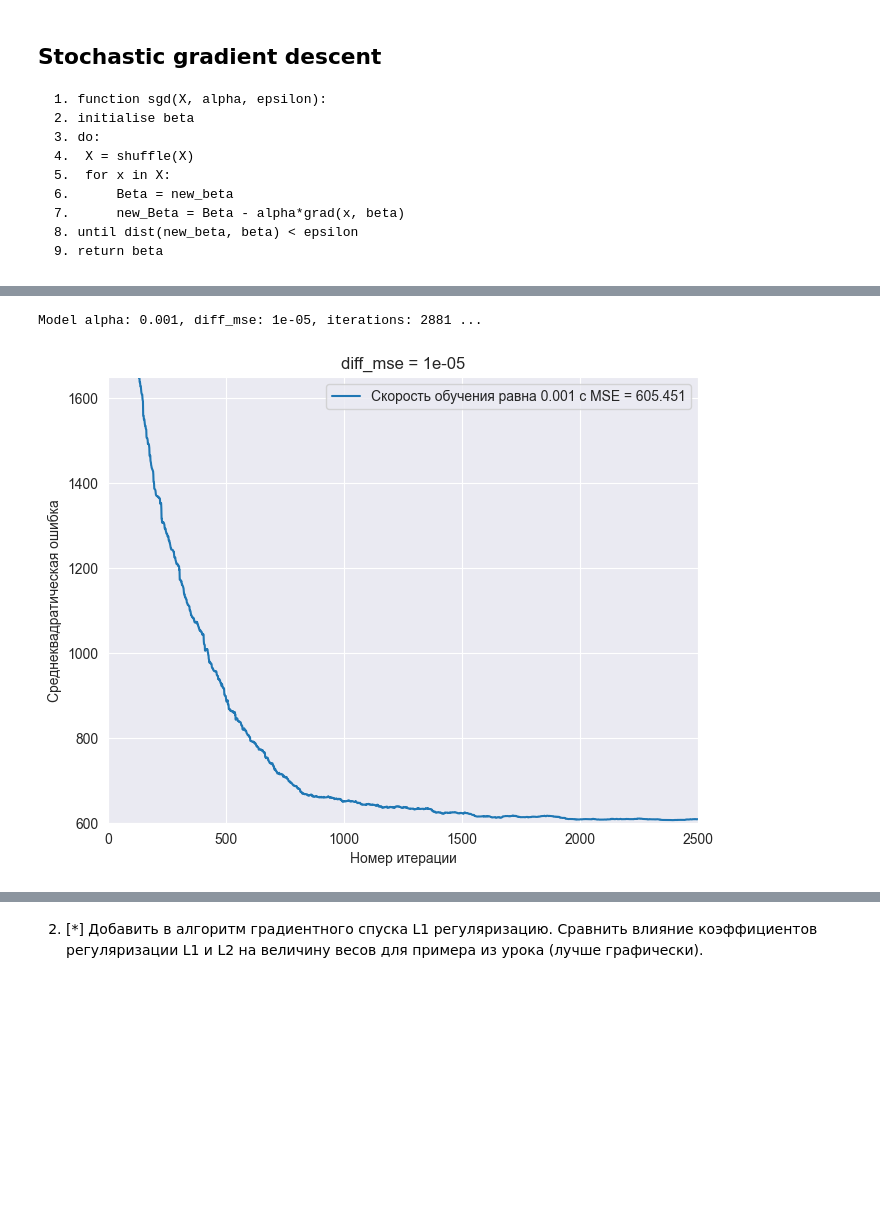
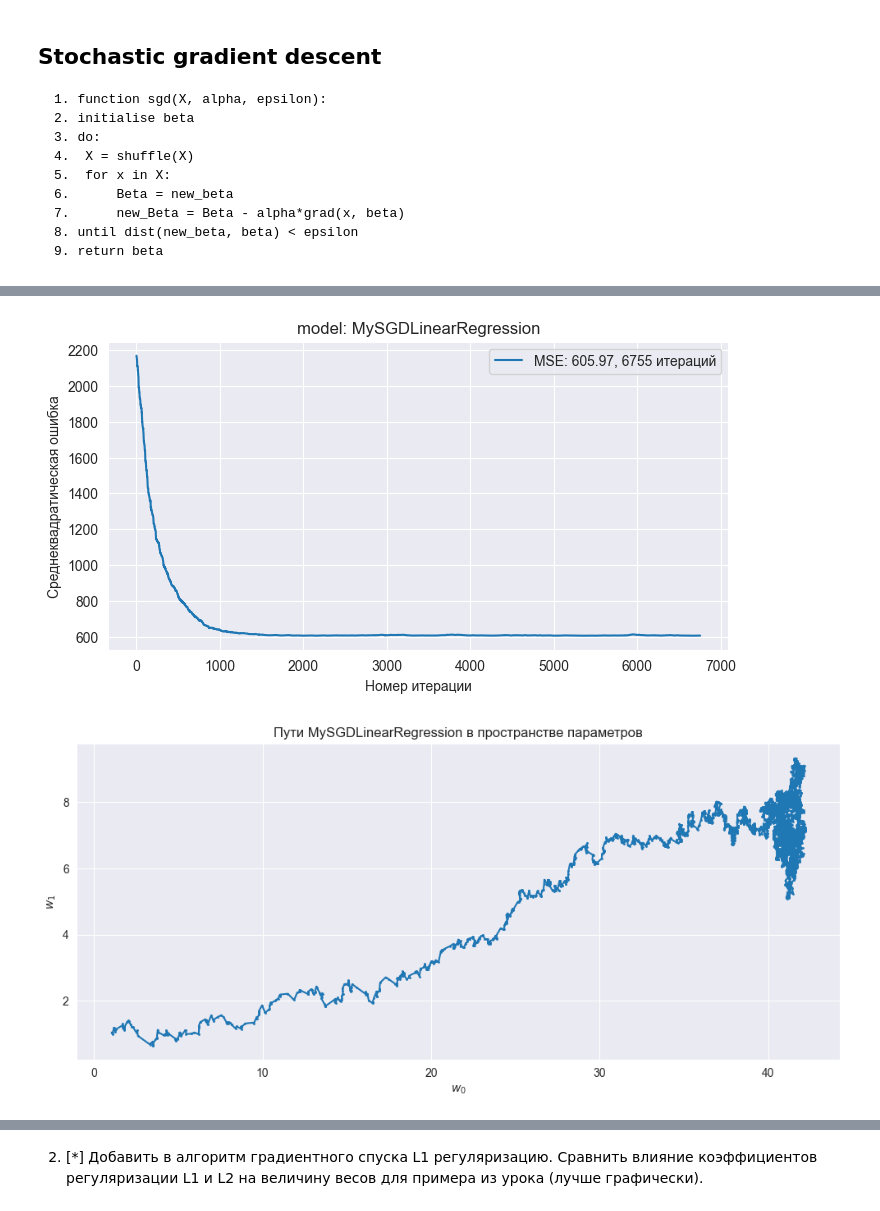
Before and after one commit to likeai22/ds_algorithms, a Jupyter notebook: Lesson 2/hw.ipynb, the cells around one changed output, grey strips where cells are left out. Cells and saved outputs as stored; diff of their text form; code cells hidden in the pictures; blank space fills up the shorter version.

```diff
--- a/Lesson 2/hw.ipynb
+++ b/Lesson 2/hw.ipynb
@@ -177,8 +149,11 @@ array([40.64203502,  6.1750313 , -0.31853667])
-# %%
-plot_learning_curves(model=MySGDLinearRegression, x_lim=[0, 2500], y_lim=[600, 1650], learning_rates=[1e-3], diff_mse_values=[1e-5])
-# %% [output]
-Model alpha: 0.001, diff_mse: 1e-05, iterations: 2881 ...
-[figure, removed]
+# %%
+plot_learning_curves(model=sgd_regressor)
+# %% [output]
+[figure, added]
+# %%
+plot_weight_curves(sgd_regressor)
+# %% [output]
+[figure, added]
 # %%
 class MySGDBatchLinearRegression(MyGradientLinearRegression):
 
```
Also changed, not shown: parts of 19 cells of this notebook, 1 other file.
